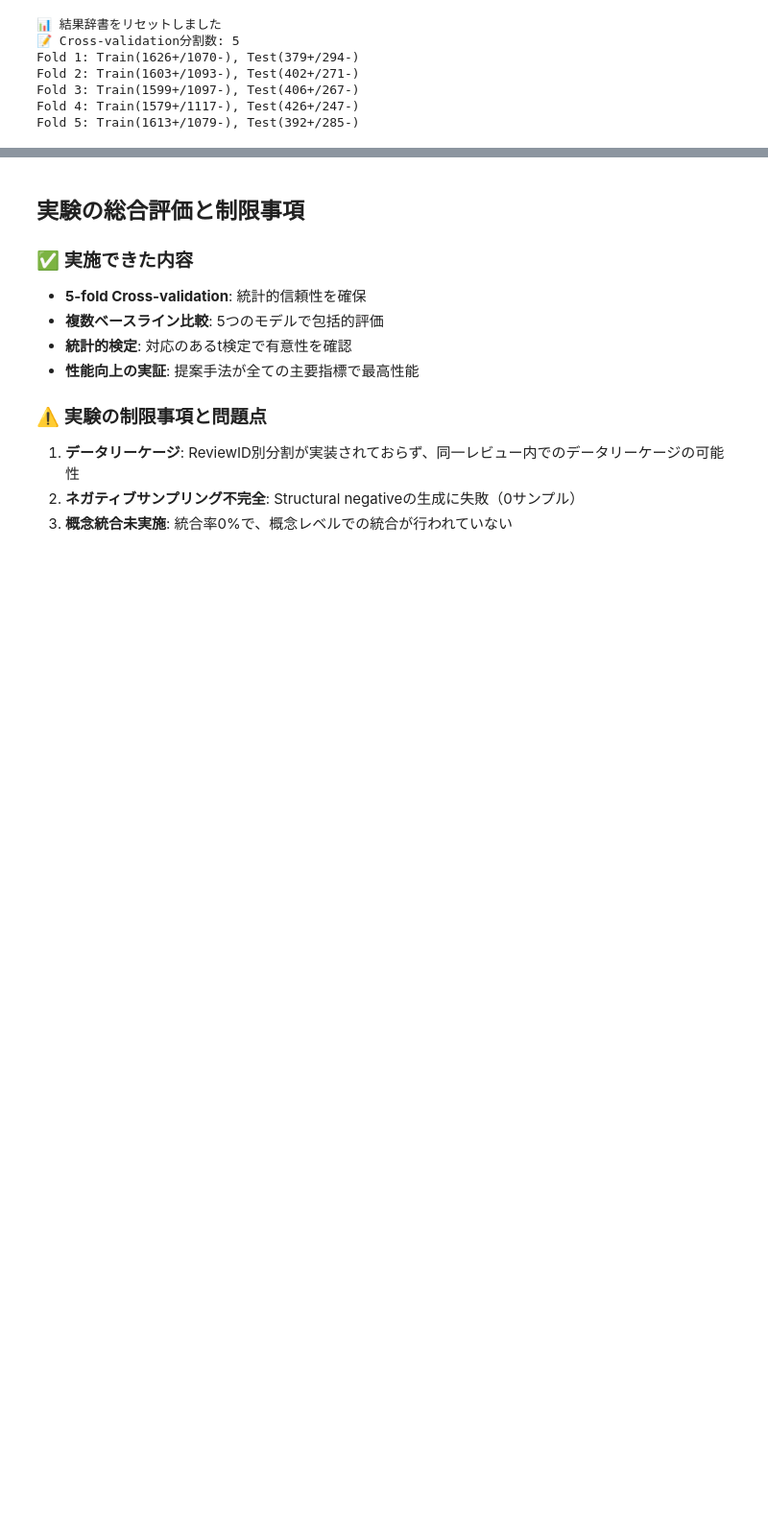
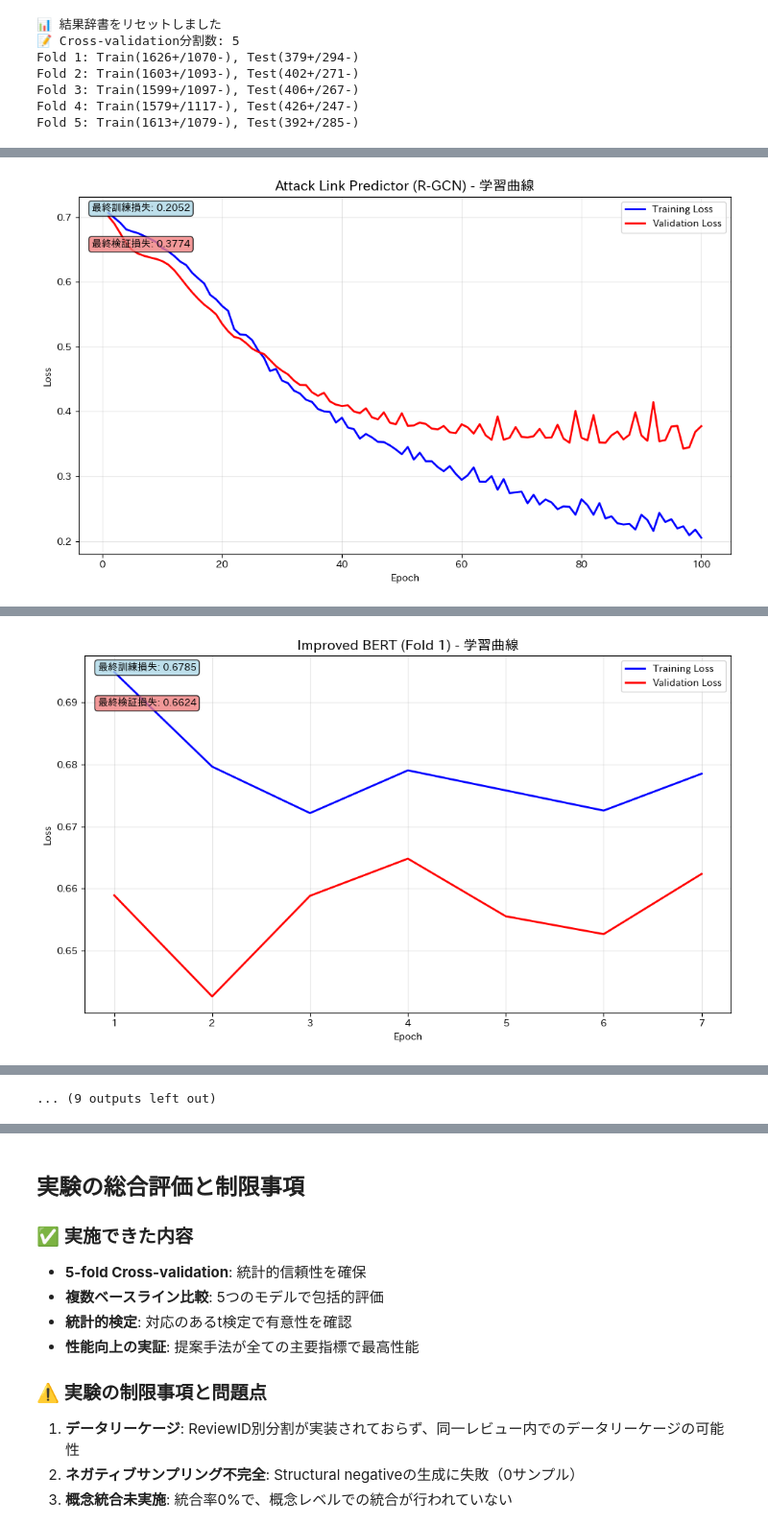
Before and after one commit to Utricularor/aba-mining-hotelreviews, a Jupyter notebook: notebook/robust_experiment_design.ipynb, the cells around one changed output, grey strips where cells are left out. Shown at 96% size. Drawn from its saved outputs; the diff is of its cells as text; code cells hidden in the pictures; blank space fills up the shorter version.

```diff
--- a/notebook/robust_experiment_design.ipynb
+++ b/notebook/robust_experiment_design.ipynb
@@ -571,19 +747,46 @@ for fold_idx, (train_edges, test_edges) in enumerate(cv_splits):
     print(f"\n📊 Fold {fold_idx + 1}/5")
     print("-"*50)
 
-    # 1. Attack Link Predictor
-    print("🔥 Attack Link Predictor を学習中...")
+    # 1. Attack Link Predictor (R-GCN)
+    print("🔥 Attack Link Predictor (R-GCN) を学習中...")
     model = AttackLinkPredictor(input_dim=embedding_dim, hidden_dim=128, num_layers=2)
-    train_losses = train_model(model, data, train_edges, node_to_idx, num_epochs=100, lr=0.001)
+
+    # 訓練データから検証データを分離（R-GCN用）
+    train_size = int(0.8 * len(train_edges))
+    val_size = len(train_edges) - train_size
+
+    # ランダムシャッフル
+    import random
+    shuffled_train_edges = train_edges.copy()
+    random.shuffle(shuffled_train_edges)
+
+    # 分離
+    rgcn_train_edges = shuffled_train_edges[:train_size]
+    rgcn_val_edges = shuffled_train_edges[train_size:]
+
+    print(f"  R-GCN 訓練データ: {len(rgcn_train_edges)}, 検証データ: {len(rgcn_val_edges)}")
+
+    # 詳細な学習過程記録（検証データ付き）
+    training_info = train_model(model, data, rgcn_train_edges, node_to_idx,
+                               num_epochs=100, lr=0.001,
+                               model_name="Attack Link Predictor (R-GCN)",
+                               verbose=True, validation_edges=rgcn_val_edges)
+
+    # 学習曲線をプロット
+    if training_info['train_losses']:
+        plot_training_curves(training_info['train_losses'],
+                           training_info['val_losses'],
+                           model_name="Attack Link Predictor (R-GCN)")
 
     metrics, _ = evaluate_model(model, data, test_edges, node_to_idx)
     for metric_name, value in metrics.items():
         results['AttackLinkPredictor'][metric_name].append(value)
 
     print(f"結果: Acc={metrics['accuracy']:.3f}, F1={metrics['f1']:.3f}, AUC={metrics['auc']:.3f}")
+    print(f"学習時間: {training_info['total_time']:.2f}秒")
 
-    # 2. BERT Fine-tuned Model
-    print("🤖 BERT Fine-tuning を実行中...")
+    # 2. Improved BERT Model (固定BERT + 学習可能線形層)
+    print("🤖 改良版BERT (固定BERT + 線形層学習) を実行中...")
 
     try:
         # データセットの準備
@@ -614,17 +817,27 @@ for fold_idx, (train_edges, test_edges) in enumerate(cv_splits):
             else:
                 train_subset, val_subset = torch.utils.data.random_split(train_dataset, [train_size, val_size])
 
-            # データローダーの作成
-            train_loader = DataLoader(train_subset, batch_size=min(8, len(train_subset)), shuffle=True)
-            val_loader = DataLoader(val_subset, batch_size=min(16, len(val_subset)), shuffle=False)
-            test_loader = DataLoader(test_dataset, batch_size=min(16, len(test_dataset)), shuffle=False)
+            # データローダーの作成（バッチサイズを増加）
+            train_loader = DataLoader(train_subset, batch_size=min(16, len(train_subset)), shuffle=True)
+            val_loader = DataLoader(val_subset, batch_size=min(32, len(val_subset)), shuffle=False)
+            test_loader = DataLoader(test_dataset, batch_size=min(32, len(test_dataset)), shuffle=False)
 
-            # BERTモデルの初期化と学習
-            bert_model = BERTLinkPredictor().to(device)
+            # 改良版BERTモデルの初期化（BERT固定）
+            print(f"  📋 改良版BERTモデルを初期化中...")
+            bert_model = ImprovedBERTLinkPredictor(
+                model_name='google-bert/bert-base-uncased',
+                dropout=0.3,
+                freeze_bert=True  # 重要：BERTを固定
+            ).to(device)
 
-            # ファインチューニング実行（エポック数を制限して高速化）
-            print("  BERT学習を開始...")
-            trained_bert_model = train_bert_model(bert_model, train_loader, val_loader, num_epochs=2, lr=2e-5)
+            # 学習実行（固定BERT用の最適化設定）
+            print("  🚀 改良版BERT学習を開始...")
+            trained_bert_model = train_improved_bert_model(
+                bert_model, train_loader, val_loader,
+                num_epochs=20,  # エポック数を増加（収束改善のため）
+                lr=1e-3,       # 高い学習率（線形層のみ学習）
+                model_name=f"Improved BERT (Fold {fold_idx+1})"
+            )
 
             # 評価
             bert_metrics = evaluate_bert_model(trained_bert_model, test_loader)
@@ -699,0 +913 @@ Epoch 80: Loss = 0.2547
+[figure, added]
@@ -699,0 +931 @@ Epoch 80: Loss = 0.2547
+[figure, added]
@@ -700,3 +1004,4 @@ Epoch 80: Loss = 0.2547
+... (9 outputs left out)
 # %%
 # =============================================================================
 # 10. 結果の統計分析と可視化（BERT Fine-tuning 含む）
```
Also changed, not shown: parts of 18 cells of this notebook, 21 other files.
